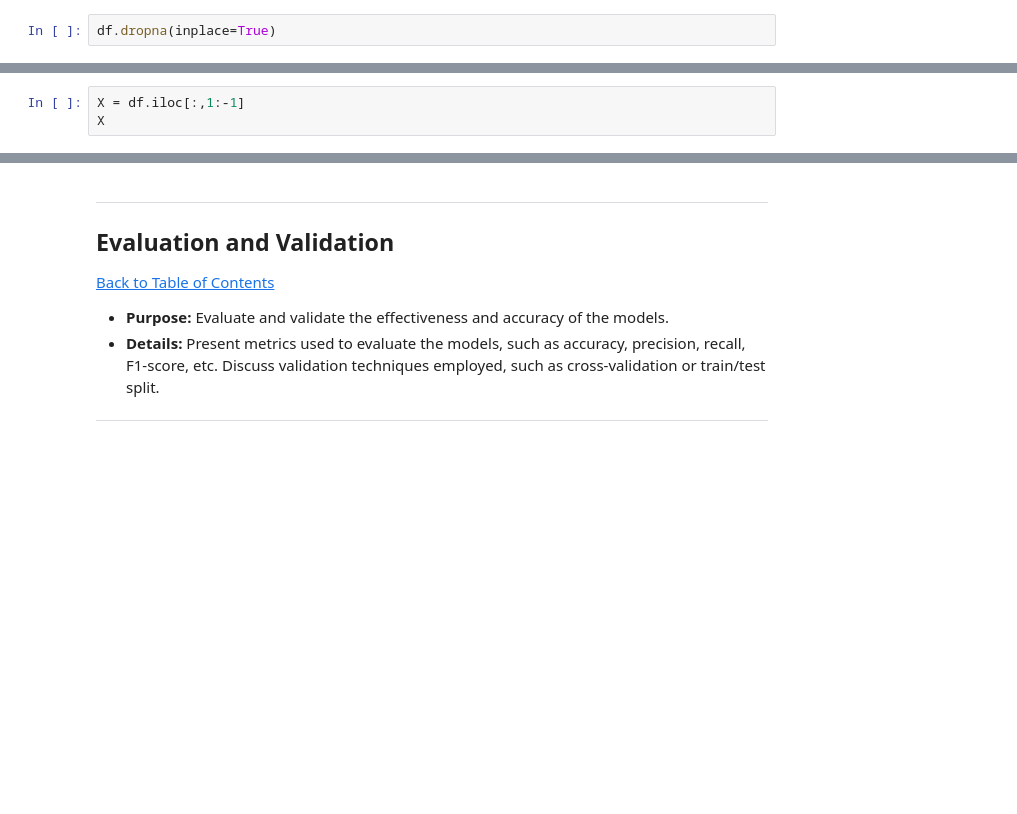
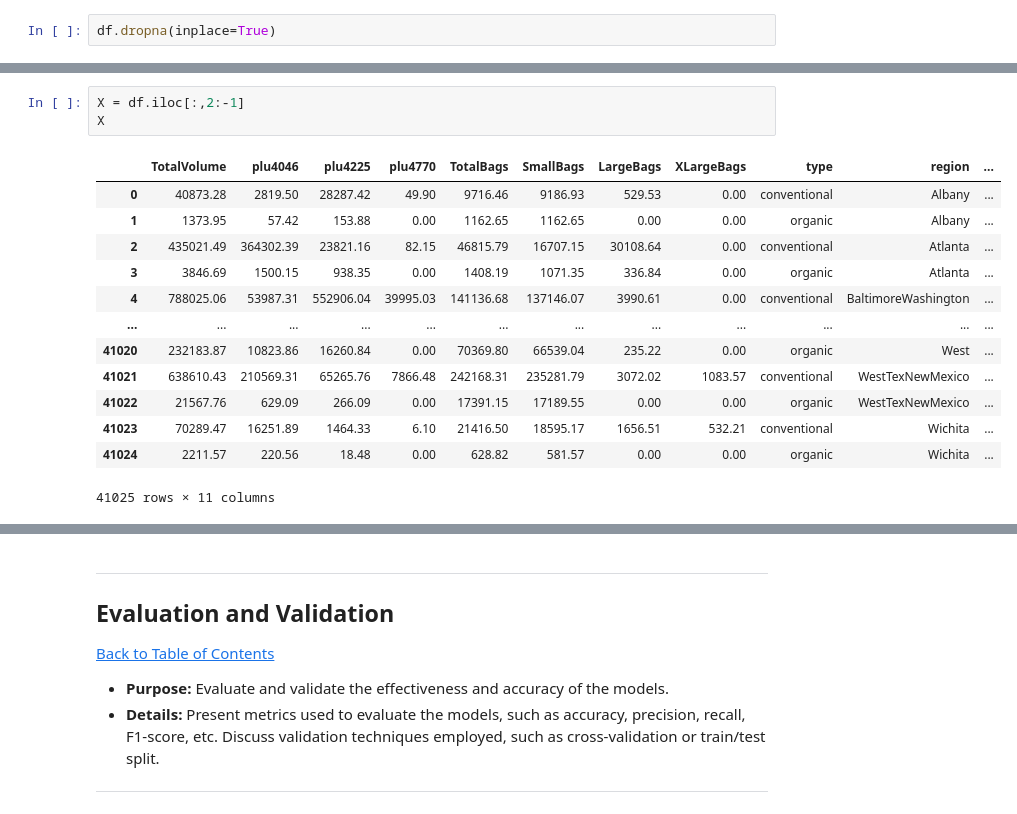
Before and after one commit to VenishaAI/Cornerstone_Project_Avo-Data_Prices, a Jupyter notebook: QCTO---Workplace-Module-Notebook-Template-4571 (1).ipynb, the cells around one changed output, grey strips where cells are left out. Saved outputs shown, nothing was run; the diff lists cells and outputs as text; blank space fills up the shorter version.

```diff
--- a/QCTO---Workplace-Module-Notebook-Template-4571 (1).ipynb
+++ b/QCTO---Workplace-Module-Notebook-Template-4571 (1).ipynb
@@ -437,4 +452,18 @@ df.dtypes
 # %%
-X = df.iloc[:,1:-1]
+X = df.iloc[:,2:-1]
 X
+# %% [output]
+|  | TotalVolume | plu4046 | plu4225 | plu4770 | TotalBags | SmallBags | LargeBags | XLargeBags | type | region | ... |
+| 0 | 40873.28 | 2819.50 | 28287.42 | 49.90 | 9716.46 | 9186.93 | 529.53 | 0.00 | conventional | Albany | ... |
+| 1 | 1373.95 | 57.42 | 153.88 | 0.00 | 1162.65 | 1162.65 | 0.00 | 0.00 | organic | Albany | ... |
+| 2 | 435021.49 | 364302.39 | 23821.16 | 82.15 | 46815.79 | 16707.15 | 30108.64 | 0.00 | conventional | Atlanta | ... |
+| 3 | 3846.69 | 1500.15 | 938.35 | 0.00 | 1408.19 | 1071.35 | 336.84 | 0.00 | organic | Atlanta | ... |
+| 4 | 788025.06 | 53987.31 | 552906.04 | 39995.03 | 141136.68 | 137146.07 | 3990.61 | 0.00 | conventional | BaltimoreWashington | ... |
+| ... | ... | ... | ... | ... | ... | ... | ... | ... | ... | ... | ... |
+| 41020 | 232183.87 | 10823.86 | 16260.84 | 0.00 | 70369.80 | 66539.04 | 235.22 | 0.00 | organic | West | ... |
+| 41021 | 638610.43 | 210569.31 | 65265.76 | 7866.48 | 242168.31 | 235281.79 | 3072.02 | 1083.57 | conventional | WestTexNewMexico | ... |
+| 41022 | 21567.76 | 629.09 | 266.09 | 0.00 | 17391.15 | 17189.55 | 0.00 | 0.00 | organic | WestTexNewMexico | ... |
+| 41023 | 70289.47 | 16251.89 | 1464.33 | 6.10 | 21416.50 | 18595.17 | 1656.51 | 532.21 | conventional | Wichita | ... |
+| 41024 | 2211.57 | 220.56 | 18.48 | 0.00 | 628.82 | 581.57 | 0.00 | 0.00 | organic | Wichita | ... |
+41025 rows × 11 columns
 # %%
```
Also changed, not shown: parts of 28 cells of this notebook.
